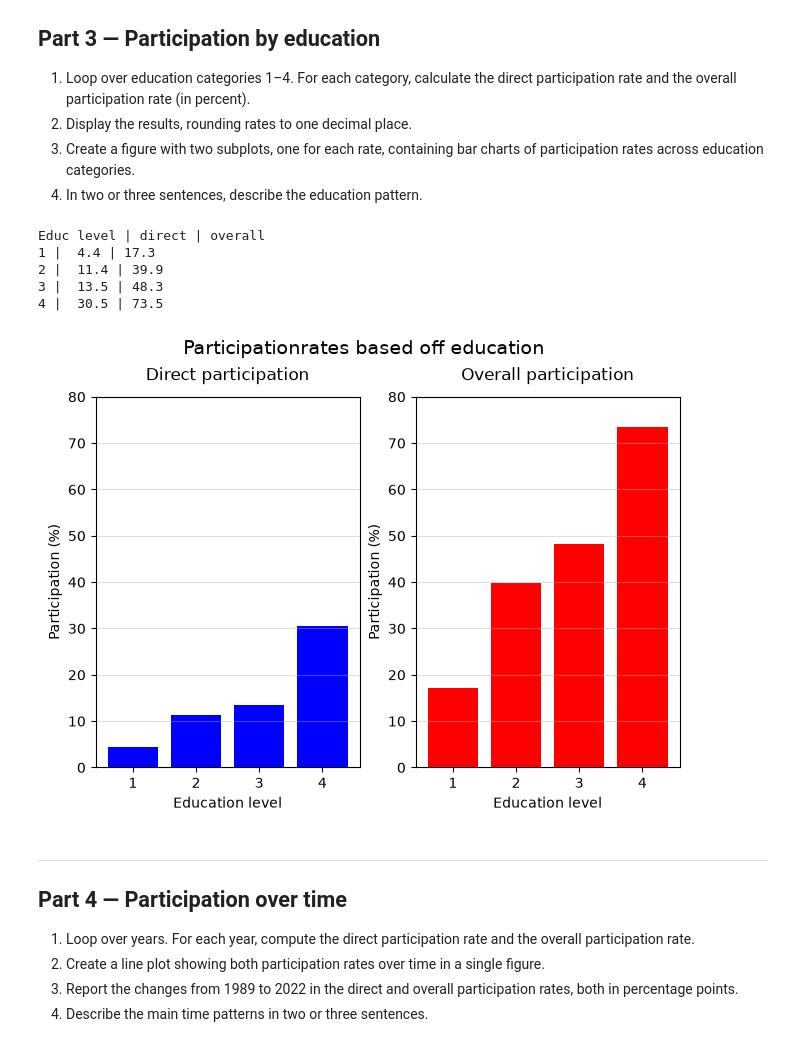
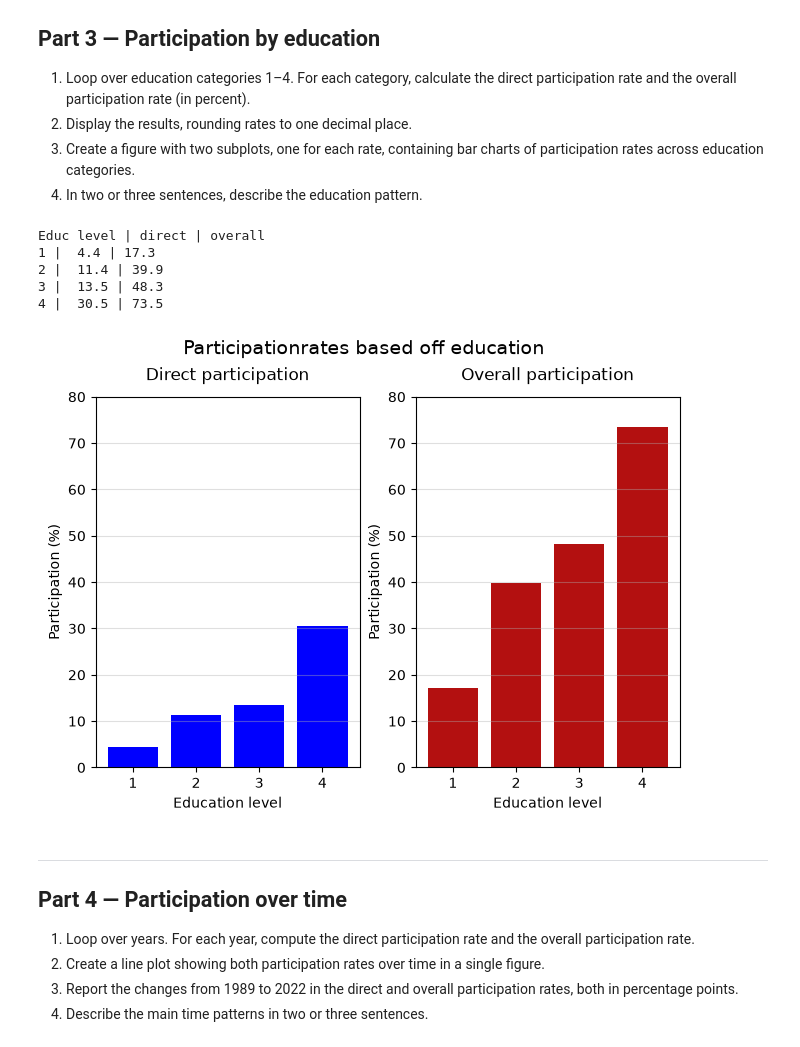
Before and after one commit to Josserntk/TECH2-H26-assignment3, a Jupyter notebook: assignment3.ipynb, the cells around one changed output. Cells and saved outputs as stored; diff of their text form; code cells hidden in the pictures.

```diff
--- a/assignment3.ipynb
+++ b/assignment3.ipynb
@@ -214,35 +214,35 @@ print('Educ level | direct | overall')
 print('1 | ', round(direct_rates[0], 1), '|', round(overall_rates[0], 1))
 print('2 | ', round(direct_rates[1], 1), '|', round(overall_rates[1], 1))
 print('3 | ', round(direct_rates[2], 1), '|', round(overall_rates[2], 1))
 print('4 | ', round(direct_rates[3], 1), '|', round(overall_rates[3], 1))
 
 #Part 3:
 fig, axes = plt.subplots(1, 2, layout = 'constrained')
 
 axes[0].bar(categories, direct_rates, color = 'blue')
 axes[0].set_title('Direct participation', pad = 12)
 
-axes[1].bar(categories, overall_rates, color = 'red')
+axes[1].bar(categories, overall_rates, color = "#B31010")
 axes[1].set_title('Overall participation', pad = 12)
 
 for ax in axes:
     ax.grid(axis='y', alpha=0.4)
     ax.set_ylabel('Participation (%)')
     ax.set_xlabel('Education level')
     ax.set_ylim(0, 80)
 
 _ = fig.suptitle('Participationrates based off education', fontsize = 14)
 
 #Part 4
 #The participation in both direct and overall rises when the educational level also rises.
 #It also jumps the most between educational lever 1-2 and 3-4 for thewm both.
 # %% [output]
 Educ level | direct | overall
 1 |  4.4 | 17.3
 2 |  11.4 | 39.9
 3 |  13.5 | 48.3
 4 |  30.5 | 73.5
-[figure, old version]
+[figure, new version]
 # %% [markdown]
 ***
 ## Part 4 — Participation over time
```
